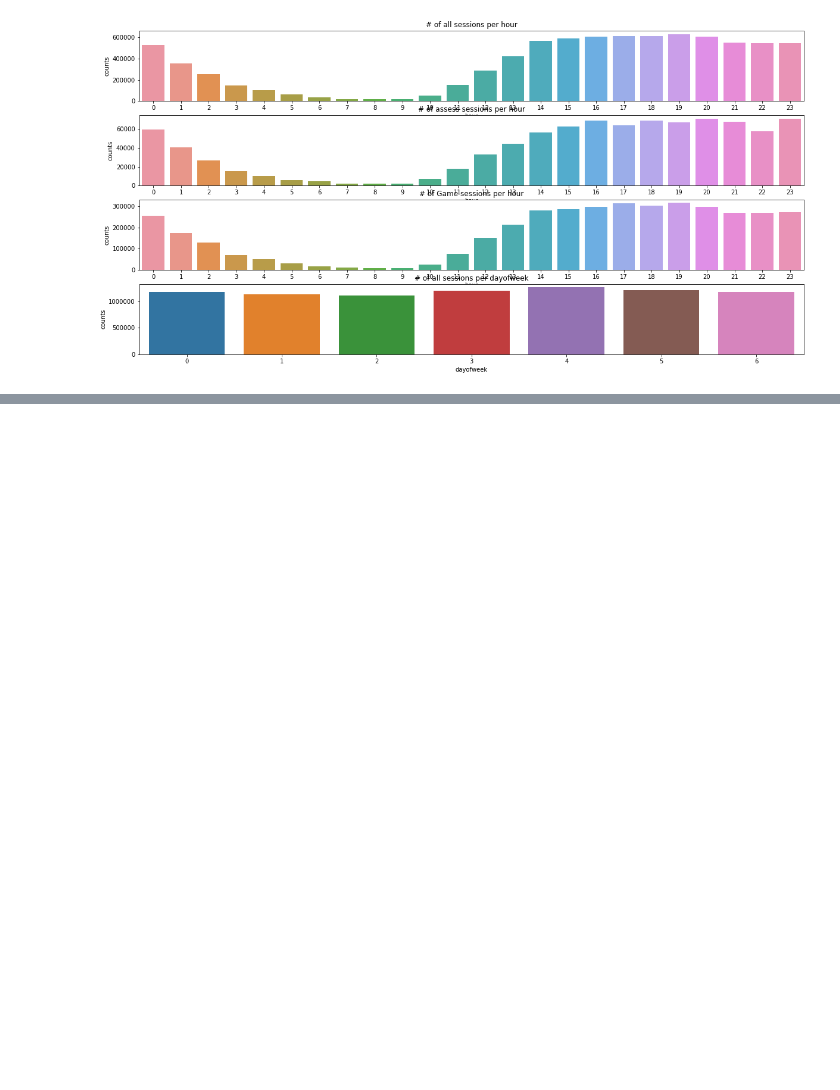
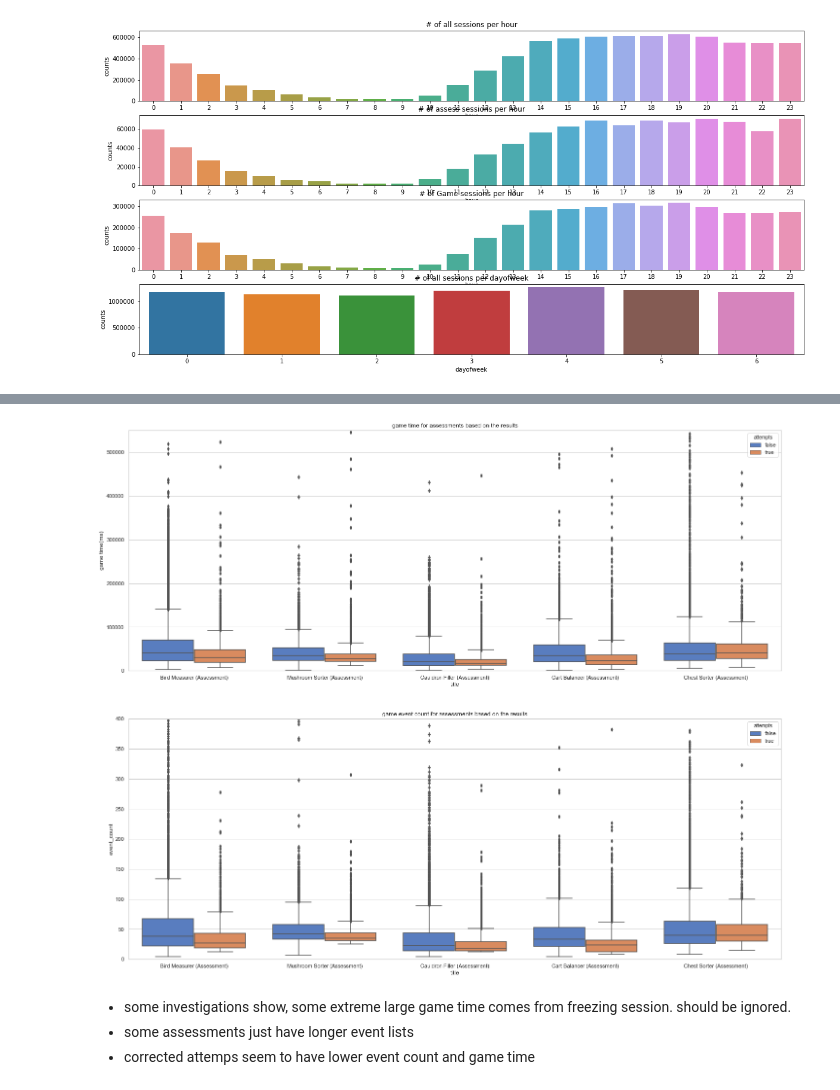
Before and after one commit to yaoyaoustc/Kaggle, a Jupyter notebook: 0106_dsbowl/part2_eda.ipynb, the cells around one changed output, grey strips where cells are left out. Cells and saved outputs as stored; diff of their text form; code cells hidden in the pictures; blank space fills up the shorter version.

```diff
--- a/0106_dsbowl/part2_eda.ipynb
+++ b/0106_dsbowl/part2_eda.ipynb
@@ -112,0 +176,13 @@ train.loc[:,['game_session','hour']].groupby('hour').count().reset_index()
+# %%
+def get_attempts(train):
+    # first grep all records indicating attempts
+    ttrain = train[train['type'] == 'Assessment']
+    results = ttrain[(ttrain['title'] == 'Bird Measurer (Assessment)') & (ttrain['event_code'] == 4110)]
+    results = results.append(ttrain[(ttrain['title'] != 'Bird Measurer (Assessment)') & (ttrain['event_code'] == 4100)])
+    atmp = results.event_data.str.extract(r'("correct"):(\w+)')
+    results.insert(6,'attempts',atmp.loc[:,1])
+    mapping={"true":1,"false":0}
+    results['atmp_binary'] = atmp_train['attempts'].map(mapping)
+
+    return results
+atmp_train=get_attempts(train)
@@ -112,0 +210,23 @@ train.loc[:,['game_session','hour']].groupby('hour').count().reset_index()
+# %%
+def plot_attempts(train):
+
+    #results.groupby(['title','attempts']).mean().reset_index()
+
+    figs,axes = plt.subplots(2,1,figsize=(24,20))
+    #
+    sns.set(palette='muted',style="whitegrid", color_codes=True)
+    sns.boxplot(x='title',y='game_time',hue='attempts',data=results,ax = axes[0])
+    axes[0].set(title='game time for assessments based on the results',xlabel='title',ylabel='game time(ms)')
+    axes[0].set_ylim(0,550000)
+
+    sns.boxplot(x='title',y='game_time',data=results,ax = axes[1])
+    axes[1].set(title='game event count for assessments based on the results',xlabel='title',ylabel='event_count')
+    axes[1].set_ylim(0,400)
+# %%
+plot_attempts(atmp_train)
+# %% [output]
+[figure, added]
+# %% [markdown]
+- some investigations show, some extreme large game time comes from freezing session. should be ignored.
+- some assessments just have longer event lists
+- corrected attemps seem to have lower event count and game time
```
Also changed, not shown: parts of 28 cells of this notebook.
